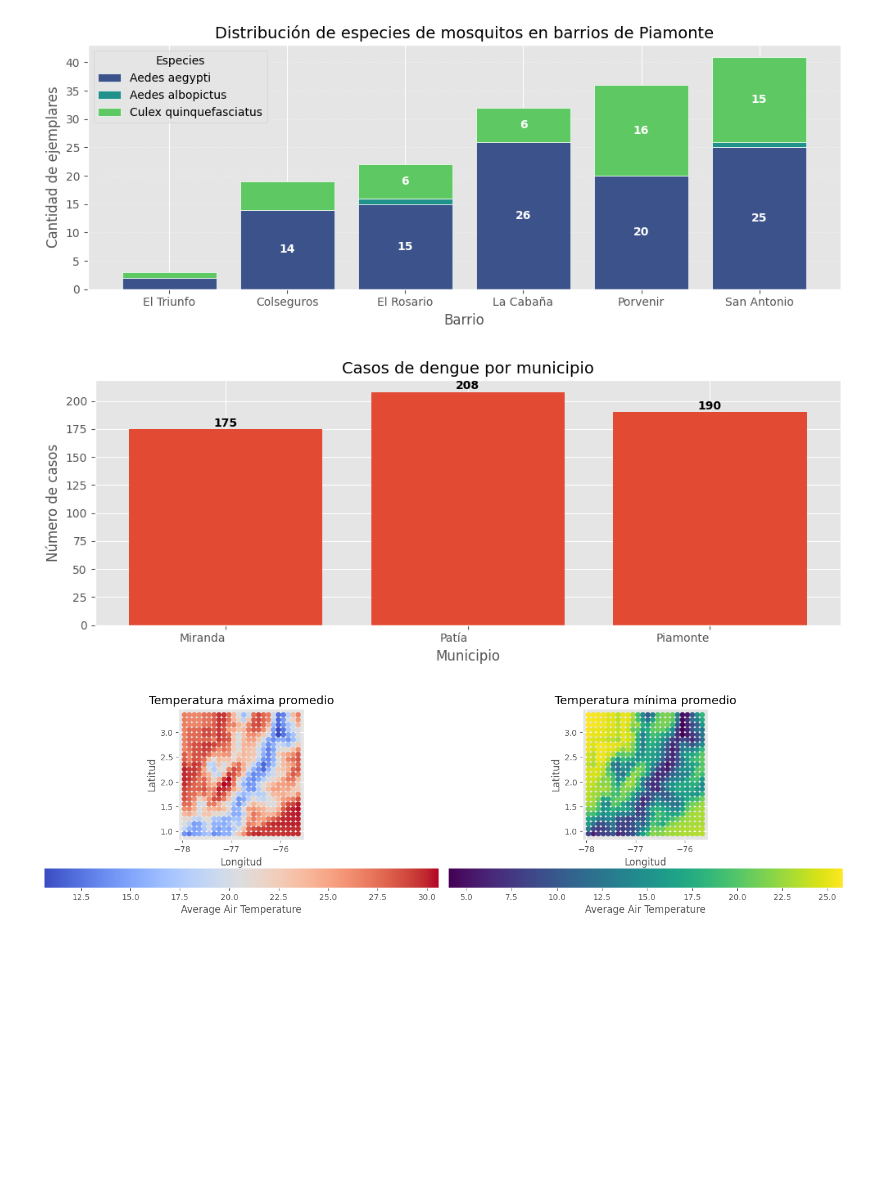
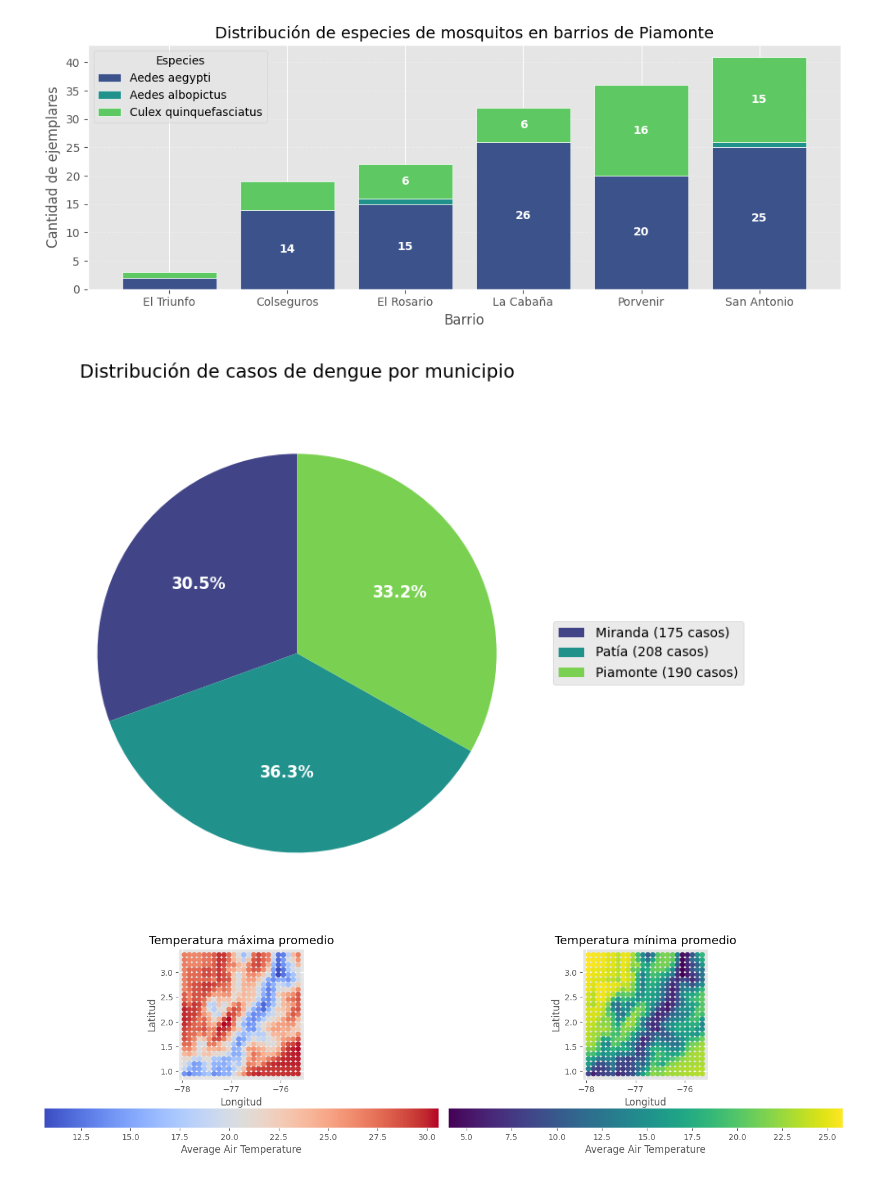
Before and after one commit to Zaprovic/bootcamp-data-analysis, a Jupyter notebook: src/dengue.ipynb, the cells around one changed output. Cells and saved outputs as stored; diff of their text form; code cells hidden in the pictures; blank space fills up the shorter version.

Commit message:
pie chart

```diff
--- a/src/dengue.ipynb
+++ b/src/dengue.ipynb
@@ -497,41 +497,47 @@ plt.show()
 [figure]
 # %%
 df_cases = df_cases.drop(columns=['OBJECTID', 'Loc_name', 'Match_addr', 'Pertenencia etnica', 'fec_consulta', 'ini_sintomas', 'locationID', 'Ocupación '])
-# %%
-df_cases.rename(columns={'county': 'Barrio'}, inplace=True)
-
-# create a new column that represents the primary key of this dataframe, i want it to be an auto-incrementing integer
-df_cases['id'] = df_cases.index
-
-casos_dengue_municipio = df_cases.groupby('Barrio').agg({
-    'id': 'count',
-}).reset_index().rename(columns={'id': 'Casos'})
-
-# Create figure with better size ratio for bar chart
-plt.figure(figsize=(10, 4))
-
-# Create the bar chart
-bars = plt.bar(casos_dengue_municipio['Barrio'], casos_dengue_municipio['Casos'])
-
-# Add title and labels with better styling
-plt.title('Casos de dengue por municipio', fontsize=14)
-plt.xlabel('Municipio', fontsize=12)
-plt.ylabel('Número de casos', fontsize=12)
-
-# Add count values on top of each bar
-for bar in bars:
-    height = bar.get_height()
-    plt.text(bar.get_x() + bar.get_width()/2., height + 0.1,
-             f'{int(height)}', ha='center', va='bottom', fontweight='bold')
-
-# Rotate x-axis labels for better readability
-plt.xticks(rotation=0, ha='right')
-
-# Adjust layout
-plt.tight_layout()
-plt.show()
-# %% [output]
-[figure, removed]
+# %%
+df_cases.rename(columns={'county': 'Barrio'}, inplace=True)
+
+# Create a new column that represents the primary key of this dataframe
+df_cases['id'] = df_cases.index
+
+# Group data by municipality and count cases
+casos_dengue_municipio = df_cases.groupby('Barrio').agg({
+    'id': 'count',
+}).reset_index().rename(columns={'id': 'Casos'})
+
+# Create a pie chart
+plt.figure(figsize=(10, 6))
+
+# Define a pleasing color palette
+colors = plt.cm.viridis(np.linspace(0.2, 0.8, len(casos_dengue_municipio)))
+
+# Create pie chart with percentages
+wedges, texts, autotexts = plt.pie(
+    casos_dengue_municipio['Casos'],
+    labels=None,
+    autopct='%1.1f%%',
+    colors=colors,
+    startangle=90,
+    shadow=False,
+    textprops={'fontsize': 12, 'weight': 'bold', 'color': 'white'}
+)
+
+# Add legend with municipality names and case counts
+legend_labels = [f"{mun} ({cases} casos)" for mun, cases in
+                zip(casos_dengue_municipio['Barrio'], casos_dengue_municipio['Casos'])]
+plt.legend(wedges, legend_labels, loc="center left", bbox_to_anchor=(1, 0.5), fontsize=10)
+
+# Add title with better styling
+plt.title('Distribución de casos de dengue por municipio', fontsize=14, pad=20)
+
+# Adjust layout to make room for the legend
+plt.tight_layout()
+plt.show()
+# %% [output]
+[figure, added]
 # %%
 df_humedad_relativa_grouped = group_by_coordinates(df_humedad_relativa, 'relative_humidity')
 df_precipitacion_grouped = group_by_coordinates(df_precipitacion, 'precipitation')
```
